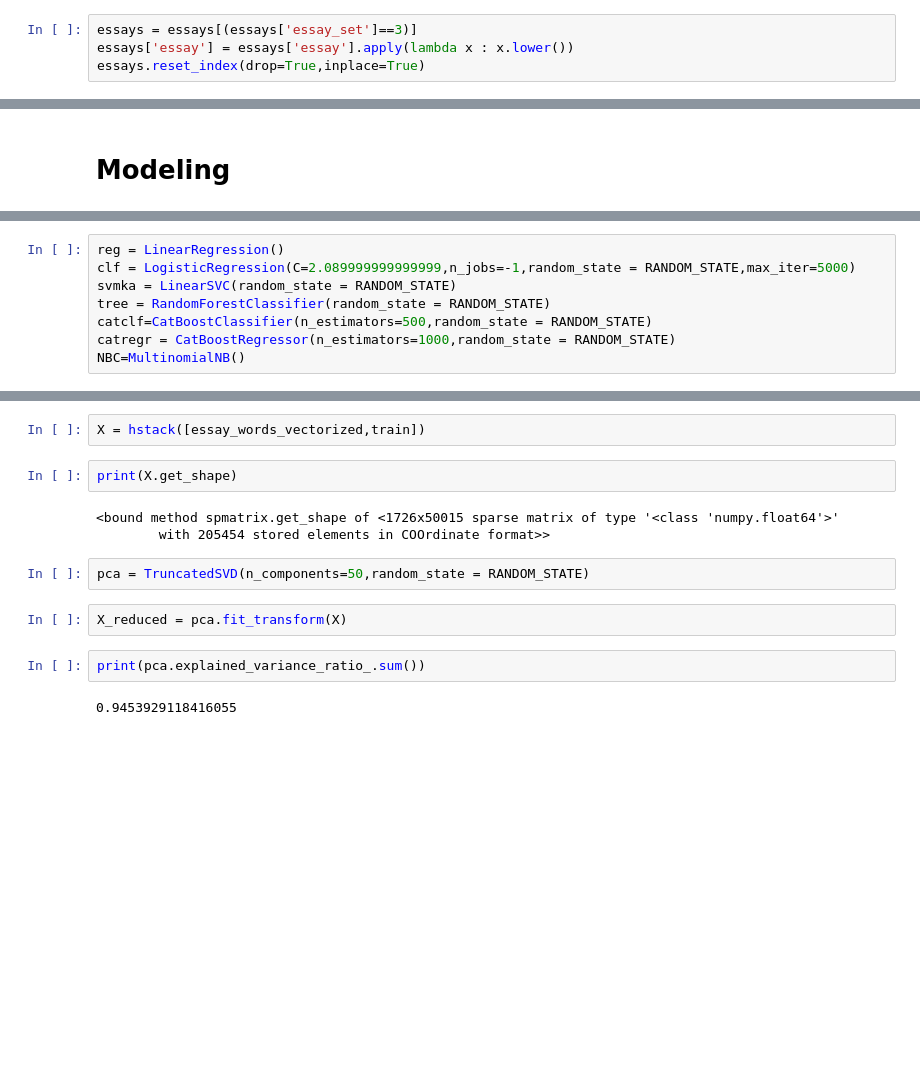
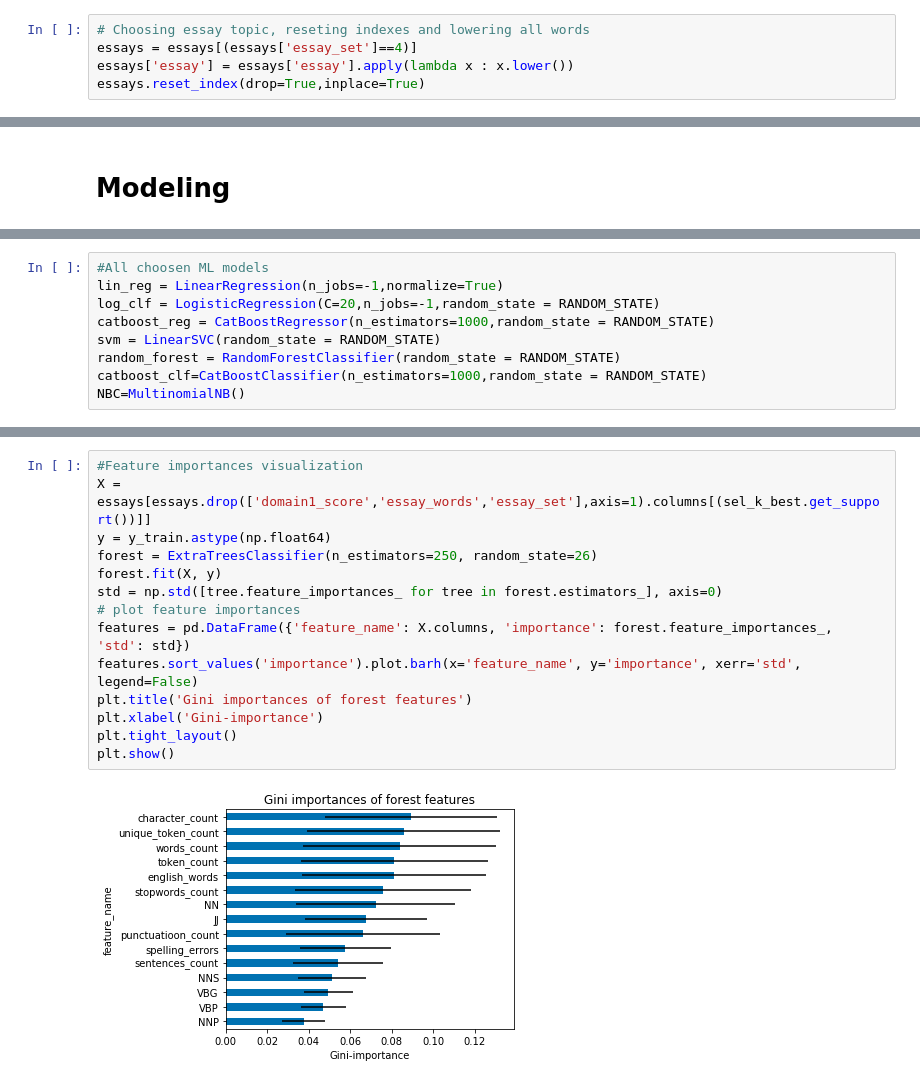
Before and after one commit to michaelgfeldman/BachelorProject, a Jupyter notebook: thesiswork.ipynb, the cells around one changed output, grey strips where cells are left out. Drawn from its saved outputs; the diff is of its cells as text; blank space fills up the shorter version.

```diff
--- a/thesiswork.ipynb
+++ b/thesiswork.ipynb
@@ -96,5 +92,6 @@ plt.show()
 # %%
-essays = essays[(essays['essay_set']==3)]
+# Choosing essay topic, reseting indexes and lowering all words
+essays = essays[(essays['essay_set']==4)]
 essays['essay'] = essays['essay'].apply(lambda x : x.lower())
 essays.reset_index(drop=True,inplace=True)
 # %%
@@ -197,9 +193,10 @@ y_train = essays['domain1_score']
 # %%
-reg = LinearRegression()
-clf = LogisticRegression(C=2.089999999999999,n_jobs=-1,random_state = RANDOM_STATE,max_iter=5000)
-svmka = LinearSVC(random_state = RANDOM_STATE)
-tree = RandomForestClassifier(random_state = RANDOM_STATE)
-catclf=CatBoostClassifier(n_estimators=500,random_state = RANDOM_STATE)
-catregr = CatBoostRegressor(n_estimators=1000,random_state = RANDOM_STATE)
+#All choosen ML models
+lin_reg = LinearRegression(n_jobs=-1,normalize=True)
+log_clf = LogisticRegression(C=20,n_jobs=-1,random_state = RANDOM_STATE)
+catboost_reg = CatBoostRegressor(n_estimators=1000,random_state = RANDOM_STATE)
+svm = LinearSVC(random_state = RANDOM_STATE)
+random_forest = RandomForestClassifier(random_state = RANDOM_STATE)
+catboost_clf=CatBoostClassifier(n_estimators=1000,random_state = RANDOM_STATE)
 NBC=MultinomialNB()
 # %%
@@ -214,15 +209,16 @@ train = scaleer.fit_transform(selected_sel_k_best)
-# %%
-X = hstack([essay_words_vectorized,train])
-# %%
-print(X.get_shape)
-# %% [output]
-<bound method spmatrix.get_shape of <1726x50015 sparse matrix of type '<class 'numpy.float64'>'
-        with 205454 stored elements in COOrdinate format>>
-# %%
-pca = TruncatedSVD(n_components=50,random_state = RANDOM_STATE)
-# %%
-X_reduced = pca.fit_transform(X)
-# %%
-print(pca.explained_variance_ratio_.sum())
-# %% [output]
-0.9453929118416055
+# %%
+#Feature importances visualization
+X = essays[essays.drop(['domain1_score','essay_words','essay_set'],axis=1).columns[(sel_k_best.get_support())]]
+y = y_train.astype(np.float64)
+forest = ExtraTreesClassifier(n_estimators=250, random_state=26)
+forest.fit(X, y)
+std = np.std([tree.feature_importances_ for tree in forest.estimators_], axis=0)
+# plot feature importances
+features = pd.DataFrame({'feature_name': X.columns, 'importance': forest.feature_importances_, 'std': std})
+features.sort_values('importance').plot.barh(x='feature_name', y='importance', xerr='std', legend=False)
+plt.title('Gini importances of forest features')
+plt.xlabel('Gini-importance')
+plt.tight_layout()
+plt.show()
+# %% [output]
+[figure, added]
```
Also changed, not shown: parts of 29 cells of this notebook, 6 other files.
